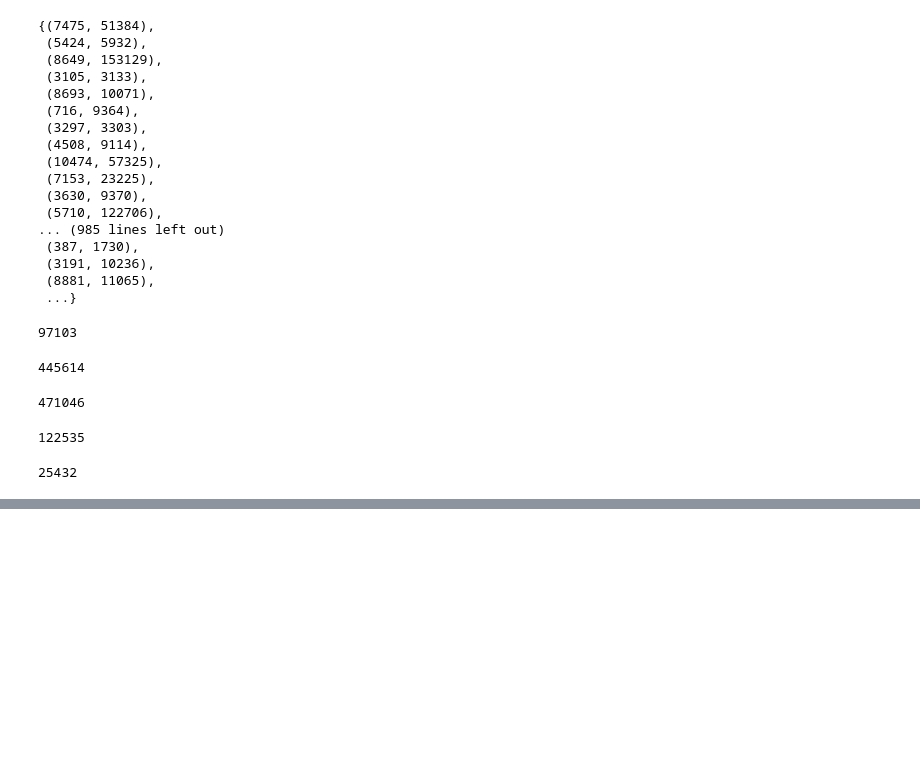
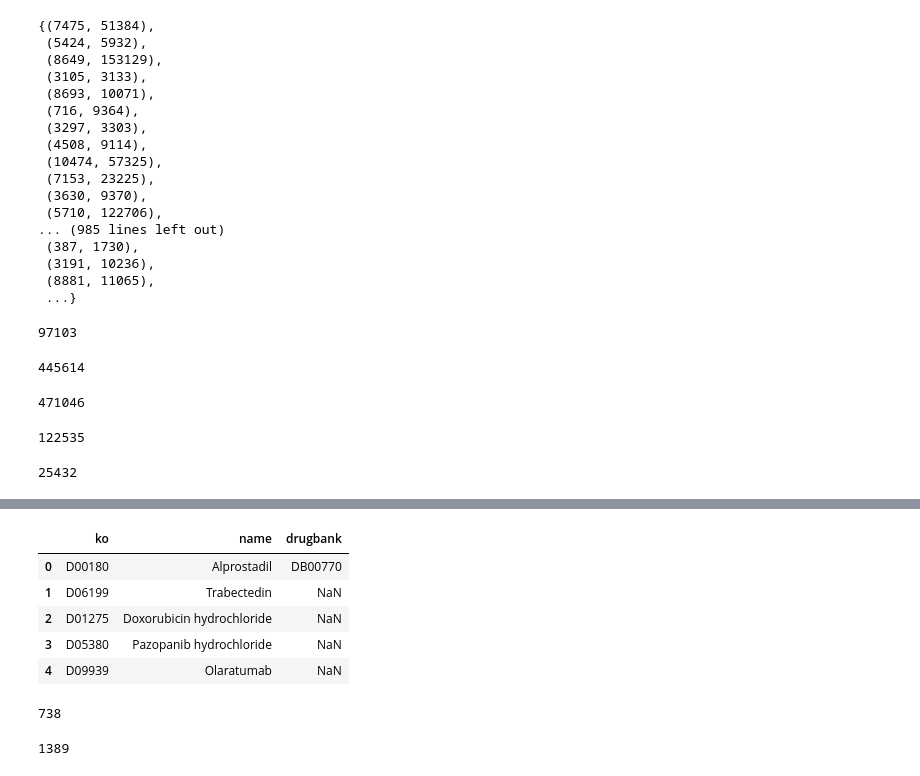
Before and after one commit to dgg32/transfer_kg, a Jupyter notebook: kg.ipynb, the cells around one changed output, grey strips where cells are left out. Cells and saved outputs as stored; diff of their text form; code cells hidden in the pictures; blank space fills up the shorter version.

```diff
--- a/kg.ipynb
+++ b/kg.ipynb
@@ -245,8 +250,3 @@ with open('data/hetionet-v1.0.json', 'r') as f:
-# %%
-len(hetionet_disease_id)
-
-with open("data/no_kegg_disease.json", "w") as f:
-    json.dump(list(hetionet_disease_id), f, indent=2)
 # %%
 with open("data/disease_kegg.json", "w") as f:
     json.dump(disease_id, f, indent=2)
@@ -257,7 +257,12 @@ hetionet_disease_id
 # %%
-url = "http://www.ontobee.org/ontology/DOID?iri=http://purl.obolibrary.org/obo/DOID_4481"
+url = "http://www.ontobee.org/ontology/DOID?iri=http://purl.obolibrary.org/obo/DOID_7693"
 r = requests.get(url)
 print (url)
 
-print (r.text)
+#print (r.text)
+
+s_omid = rx_omid.findall(r.text)
+
+for s in s_omid:
+    print (s)
 # %% [output]
@@ -300,0 +381,34 @@ disease_id
+# %%
+drugs = pd.read_csv("drug.csv")
+# %%
+rx_drugbank = re.compile(r"DrugBank:\s+(\w+)")
+
+for i in range(len(drugs)):
+    ko = drugs.loc[i, "ko"]
+
+    url = "http://rest.kegg.jp/get/" + ko
+    r = requests.get(url)
+
+    drugbanks = rx_drugbank.findall(r.text)
+
+    if len(drugbanks) > 0:
+        #print (ko, d)
+
+        drugs.loc[i, "drugbank"] = drugbanks[0]
+# %%
+drugs.head()
+# %% [output]
+|  | ko | name | drugbank |
+| 0 | D00180 | Alprostadil | DB00770 |
+| 1 | D06199 | Trabectedin | NaN |
+| 2 | D01275 | Doxorubicin hydrochloride | NaN |
+| 3 | D05380 | Pazopanib hydrochloride | NaN |
+| 4 | D09939 | Olaratumab | NaN |
+# %%
+drugs["drugbank"].isnull().sum()
+# %% [output]
+738
+# %%
+len(drugs)
+# %% [output]
+1389
```
Also changed, not shown: parts of 16 cells of this notebook, 9 other files.
